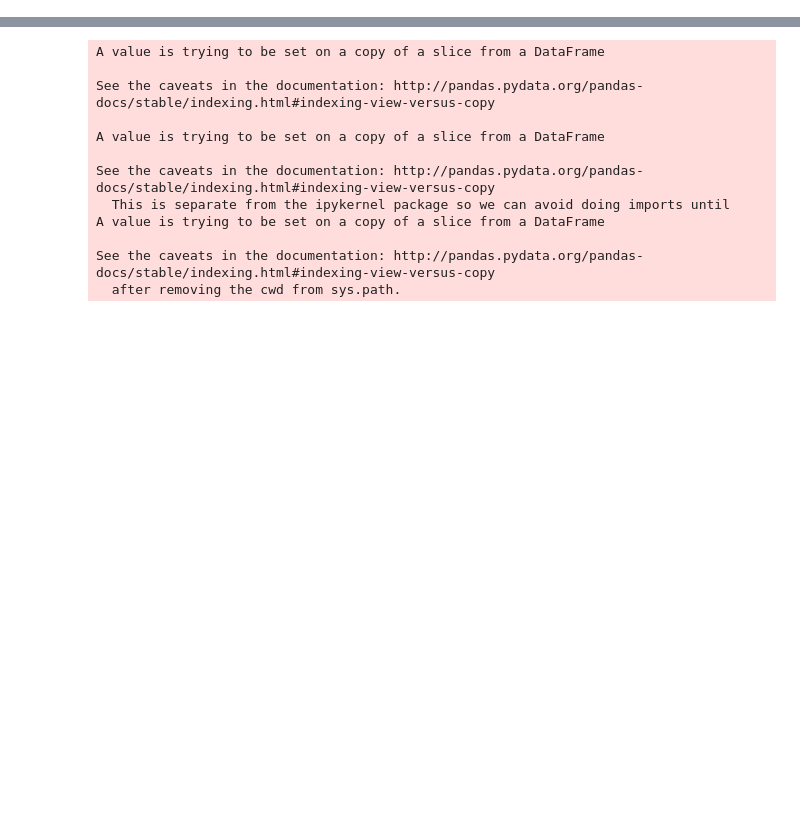
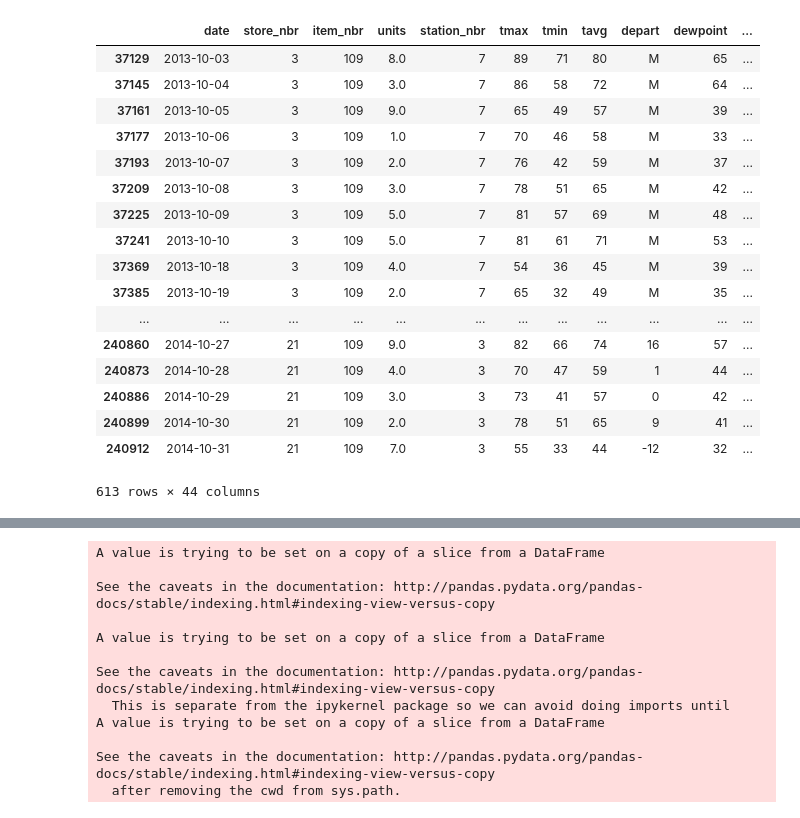
Before and after one commit to MaengHyoyeol/temp_repo, a Jupyter notebook: team_project/unit37.ipynb, the cells around one changed output, grey strips where cells are left out. Saved outputs shown, nothing was run; the diff lists cells and outputs as text; code cells hidden in the pictures; blank space fills up the shorter version.

```diff
--- a/team_project/unit37.ipynb
+++ b/team_project/unit37.ipynb
@@ -17,6 +17,32 @@ new_order =  ['date', 'store_nbr', 'item_nbr', 'station_nbr', 'tmax', 'tmin',
        'MI', 'PR', 'BC', 'BL', 'VC' , 'units' ]
 # %%
 data = data[new_order]
+# %%
+data1 = pd.read_csv('data/data.csv')
+data1=data1.iloc[:,1:]
+# %%
+data2 = data1[data1.item_nbr == 109]
+# %%
+data2[data2.units != 0]
+# %% [output]
+|  | date | store_nbr | item_nbr | units | station_nbr | tmax | tmin | tavg | depart | dewpoint | ... |
+| 37129 | 2013-10-03 | 3 | 109 | 8.0 | 7 | 89 | 71 | 80 | M | 65 | ... |
+| 37145 | 2013-10-04 | 3 | 109 | 3.0 | 7 | 86 | 58 | 72 | M | 64 | ... |
+| 37161 | 2013-10-05 | 3 | 109 | 9.0 | 7 | 65 | 49 | 57 | M | 39 | ... |
+| 37177 | 2013-10-06 | 3 | 109 | 1.0 | 7 | 70 | 46 | 58 | M | 33 | ... |
+| 37193 | 2013-10-07 | 3 | 109 | 2.0 | 7 | 76 | 42 | 59 | M | 37 | ... |
+| 37209 | 2013-10-08 | 3 | 109 | 3.0 | 7 | 78 | 51 | 65 | M | 42 | ... |
+| 37225 | 2013-10-09 | 3 | 109 | 5.0 | 7 | 81 | 57 | 69 | M | 48 | ... |
+| 37241 | 2013-10-10 | 3 | 109 | 5.0 | 7 | 81 | 61 | 71 | M | 53 | ... |
+| 37369 | 2013-10-18 | 3 | 109 | 4.0 | 7 | 54 | 36 | 45 | M | 39 | ... |
+| 37385 | 2013-10-19 | 3 | 109 | 2.0 | 7 | 65 | 32 | 49 | M | 35 | ... |
+| ... | ... | ... | ... | ... | ... | ... | ... | ... | ... | ... | ... |
+| 240860 | 2014-10-27 | 21 | 109 | 9.0 | 3 | 82 | 66 | 74 | 16 | 57 | ... |
+| 240873 | 2014-10-28 | 21 | 109 | 4.0 | 3 | 70 | 47 | 59 | 1 | 44 | ... |
+| 240886 | 2014-10-29 | 21 | 109 | 3.0 | 3 | 73 | 41 | 57 | 0 | 42 | ... |
+| 240899 | 2014-10-30 | 21 | 109 | 2.0 | 3 | 78 | 51 | 65 | 9 | 41 | ... |
+| 240912 | 2014-10-31 | 21 | 109 | 7.0 | 3 | 55 | 33 | 44 | -12 | 32 | ... |
+613 rows × 44 columns
 # %%
 from sklearn.model_selection import train_test_split
 X, y = data.iloc[:,:-1], data.units
```
Also changed, not shown: parts of 29 cells of this notebook, 3 other files.
